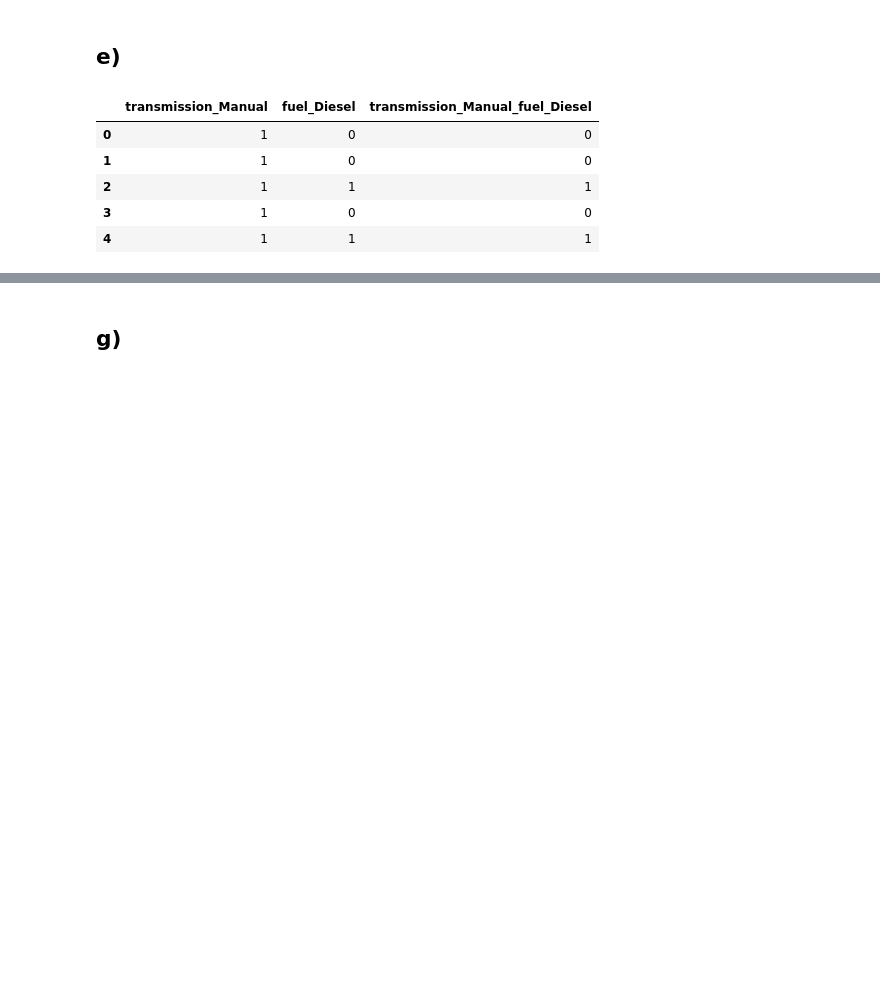
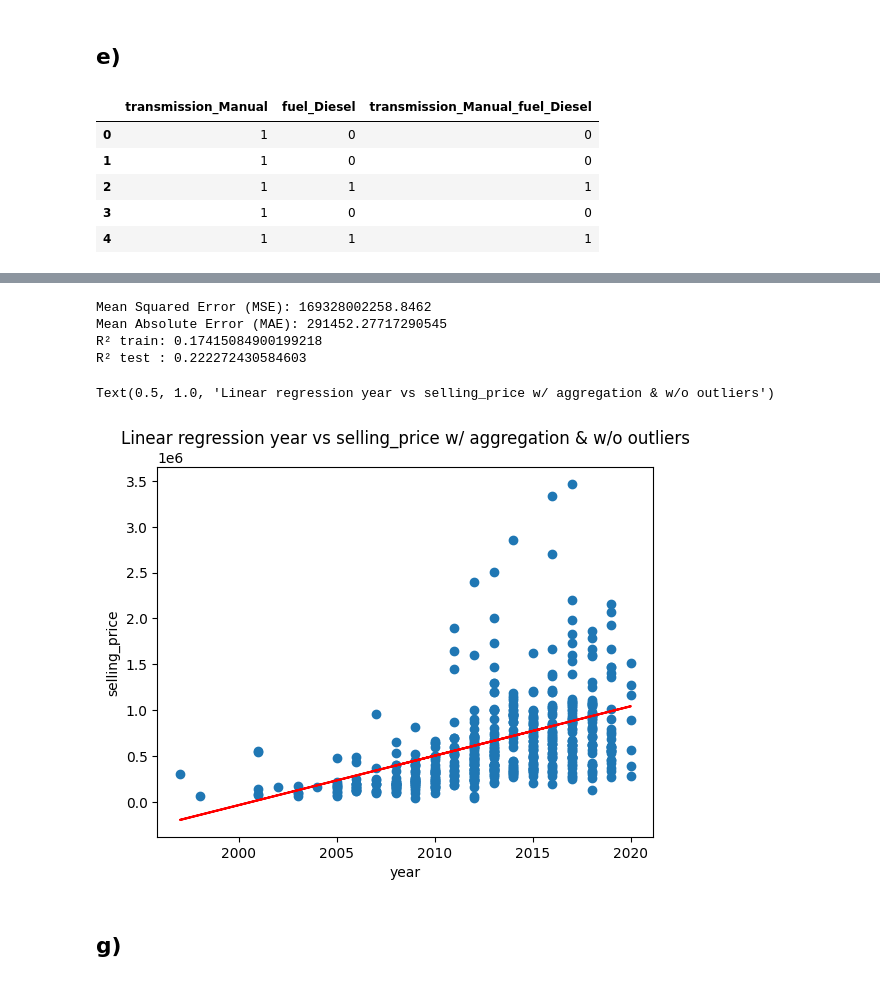
Before and after one commit to jvdlopes/CSI4142_A3, a Jupyter notebook: d1.ipynb, the cells around one changed output, grey strips where cells are left out. Cells and saved outputs as stored; diff of their text form; code cells hidden in the pictures; blank space fills up the shorter version.

```diff
--- a/d1.ipynb
+++ b/d1.ipynb
@@ -264,3 +327,52 @@ Text(0.5, 1.0, 'Linear regression year vs selling_price')
+# %%
+#aggregate features & removed outliers had the highest R² test score
+dffValidation = pd.get_dummies(dff.copy(), columns=["fuel", "transmission", "owner", "seller_type"], drop_first=False, dtype=int)
+#print(dffValidation[[ "selling_price", "km_driven" ]].head())
+for idx, row in dffValidation.iterrows():
+    if row['km_driven'] > 150000:
+        dffValidation.at[idx, 'selling_price'] = int(row['selling_price'] / 0.35)
+    elif row['km_driven'] > 100000:
+        dffValidation.at[idx, 'selling_price'] = int(row['selling_price'] / 0.50)
+    elif row['km_driven'] > 60000:
+        dffValidation.at[idx, 'selling_price'] = int(row['selling_price'] / 0.63)
+    elif row['km_driven'] > 20000:
+        dffValidation.at[idx, 'selling_price'] = int(row['selling_price'] / 0.75)
+    else:
+        dffValidation.at[idx, 'selling_price'] = int(row['selling_price'] / 0.88)
+#print(dffValidation[[ "selling_price", "km_driven" ]].head())
+
+lof = LocalOutlierFactor(n_neighbors=20, contamination=0.05)
+cols = [col for col in dffValidation.columns if col not in ["name"]]
+dffValidation["lof_label"] = lof.fit_predict(dffValidation[cols])
+dffValidation["lof_score"] = lof.negative_outlier_factor_
+dffValidation = dffValidation[dffValidation["lof_label"]!=-1]
+
+x = dffValidation[["year"]]
+y = dffValidation["selling_price"]
+x_train, x_test, y_train, y_test = train_test_split(x, y, test_size=0.2, random_state=42)
+
+model = LinearRegression().fit(x_train, y_train)
+
+predictions = model.predict(x_test)
+mse = mean_squared_error(y_test, predictions)
+mae = mean_absolute_error(y_test, predictions)
+print("Mean Squared Error (MSE):", mse)
+print("Mean Absolute Error (MAE):", mae)
+print("R² train:", model.score(x_train, y_train))
+print("R² test :", model.score(x_test, y_test))
+
+plt.scatter(x_test, y_test)
+plt.plot(x_test, predictions, color="red")
+plt.xlabel("year")
+plt.ylabel("selling_price")
+plt.title("Linear regression year vs selling_price w/ aggregation & w/o outliers")
+# %% [output]
+Mean Squared Error (MSE): 169328002258.8462
+Mean Absolute Error (MAE): 291452.27717290545
+R² train: 0.17415084900199218
+R² test : 0.222272430584603
+Text(0.5, 1.0, 'Linear regression year vs selling_price w/ aggregation & w/o outliers')
+[figure, added]
 # %% [markdown]
 ## g)
 # %% [markdown]
```
Also changed, not shown: parts of 12 cells of this notebook.
